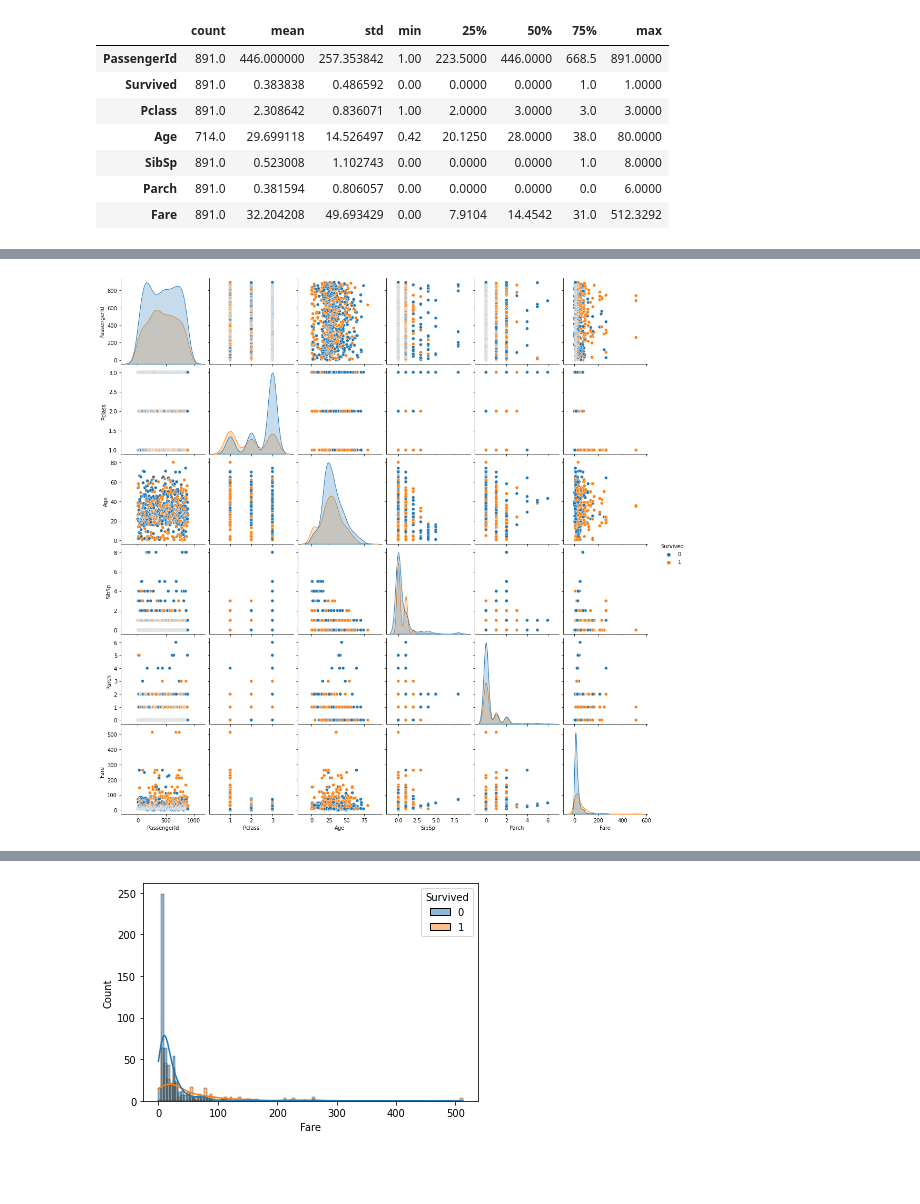
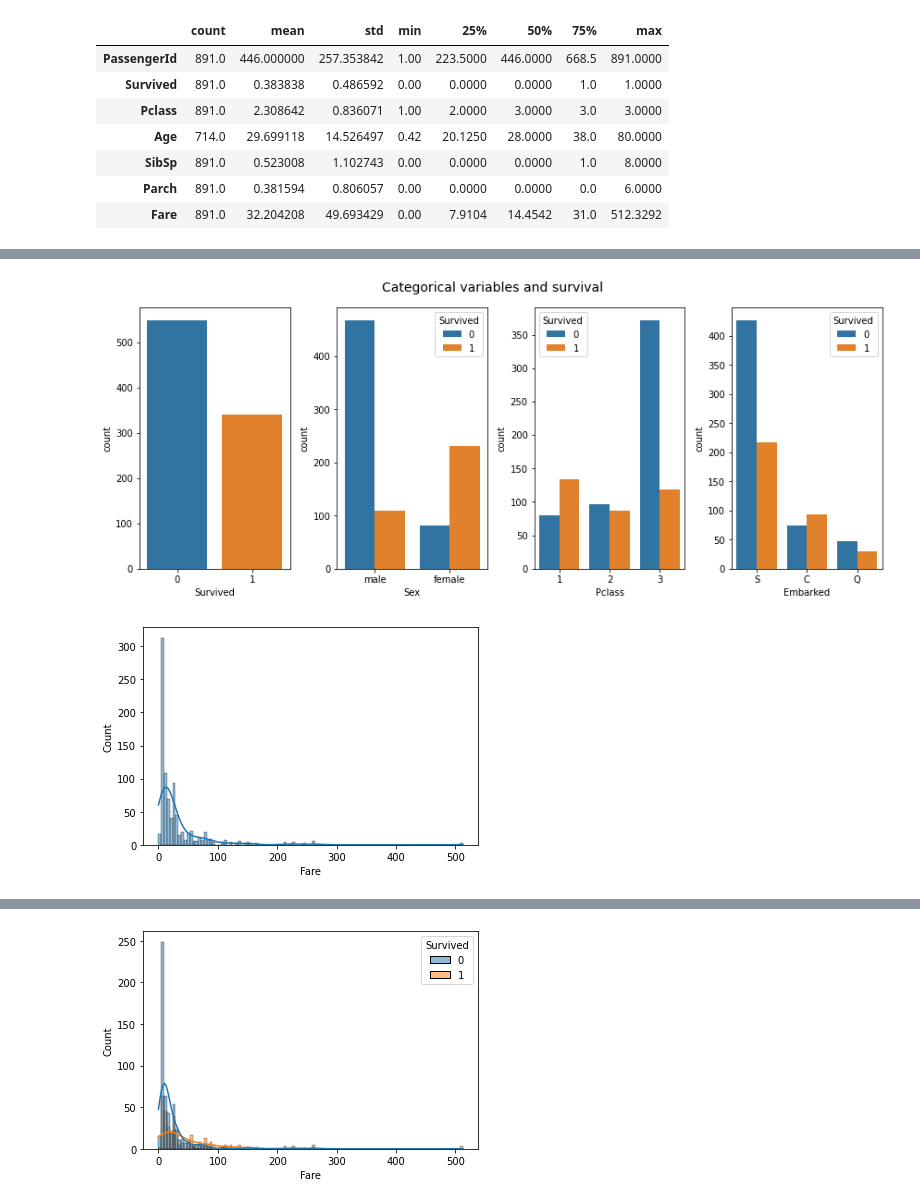
Before and after one commit to zele95/Kaggle_Titanic_ML, a Jupyter notebook: main.ipynb, the cells around one changed output, grey strips where cells are left out. Cells and saved outputs as stored; diff of their text form; code cells hidden in the pictures; blank space fills up the shorter version.

```diff
--- a/main.ipynb
+++ b/main.ipynb
@@ -92,5 +114,15 @@ plt.show()
+# %%
+fig,axes=plt.subplots(1,4,figsize=(12,5))
+sns.countplot(x="Survived",data=df_train,ax=axes[0])
+sns.countplot(x="Sex",hue="Survived",data=df_train,ax=axes[1])
+sns.countplot(x="Pclass",hue="Survived",data=df_train,ax=axes[2])
+sns.countplot(x="Embarked",hue="Survived",data=df_train,ax=axes[3])
+plt.suptitle("Categorical variables and survival",fontsize=14)
+plt.tight_layout()
+# %% [output]
+[figure, added]
 # %%
-sns.pairplot(df_train,hue = 'Survived')
+sns.histplot(data = df_train, x = 'Fare',kde = True)
 plt.show()
 # %% [output]
-[figure, old version]
+[figure, new version]
```
Also changed, not shown: parts of 31 cells of this notebook, 1 other file.
